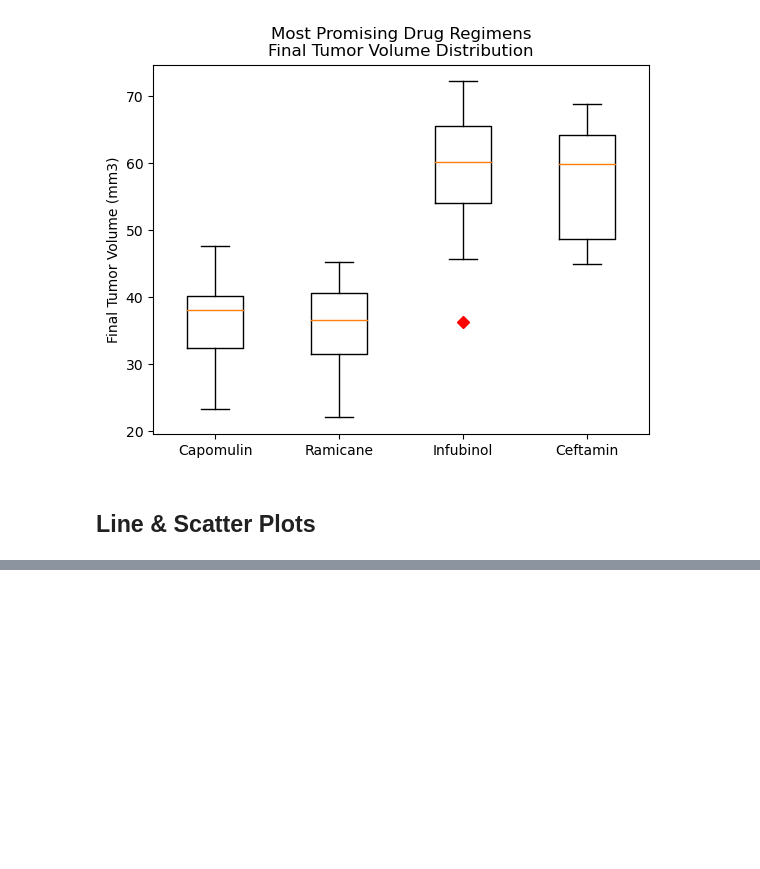
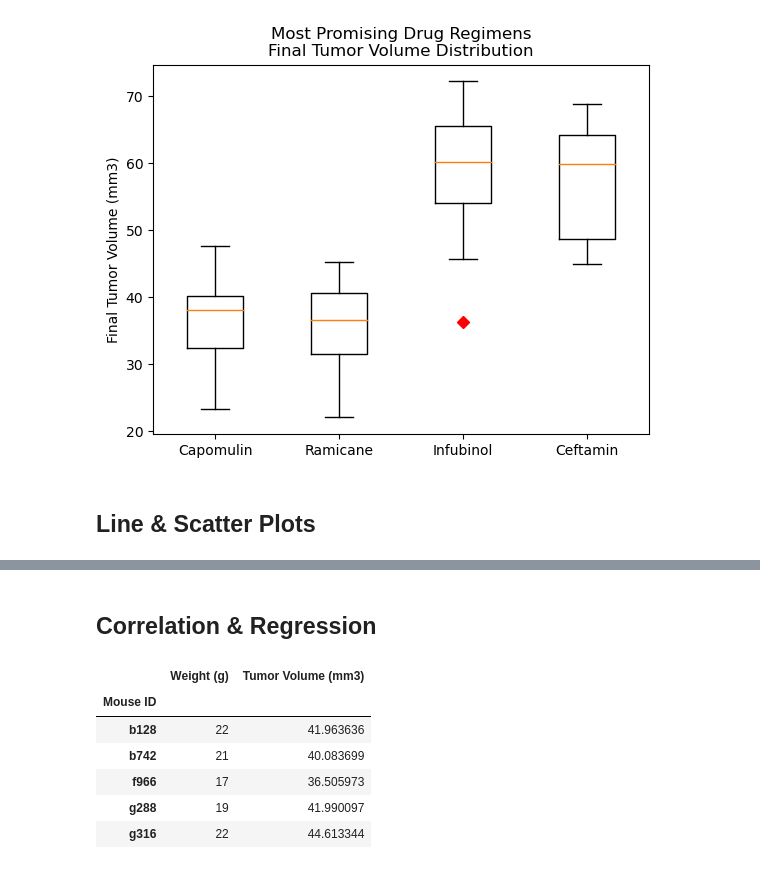
Before and after one commit to rbw9891/matplotlib_challenge, a Jupyter notebook: pymaceuticals_inc.ipynb, the cells around one changed output, grey strips where cells are left out. Cells and saved outputs as stored; diff of their text form; code cells hidden in the pictures; blank space fills up the shorter version.

```diff
--- a/pymaceuticals_inc.ipynb
+++ b/pymaceuticals_inc.ipynb
@@ -487,0 +491,12 @@ cap_vol_weight.plot.scatter(x="Weight (g)", y="Tumor Volume (mm3)")
+# %% [markdown]
+## Correlation & Regression
+# %%
+cap_vol_weight.head()
+# %% [output]
+|  | Weight (g) | Tumor Volume (mm3) |
+| Mouse ID |  |  |
+| b128 | 22 | 41.963636 |
+| b742 | 21 | 40.083699 |
+| f966 | 17 | 36.505973 |
+| g288 | 19 | 41.990097 |
+| g316 | 22 | 44.613344 |
```
Also changed, not shown: parts of 10 cells of this notebook.
